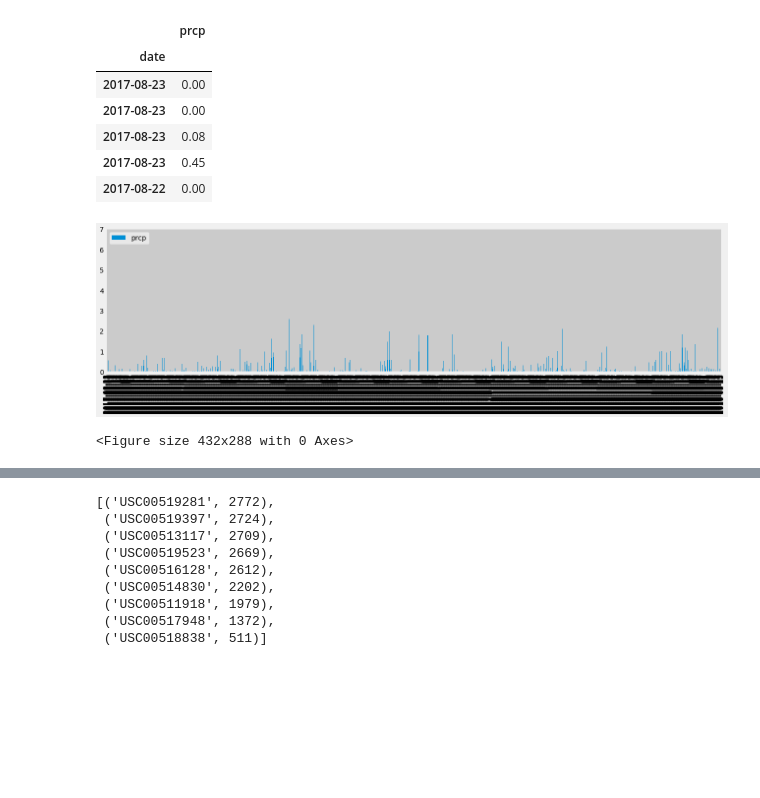
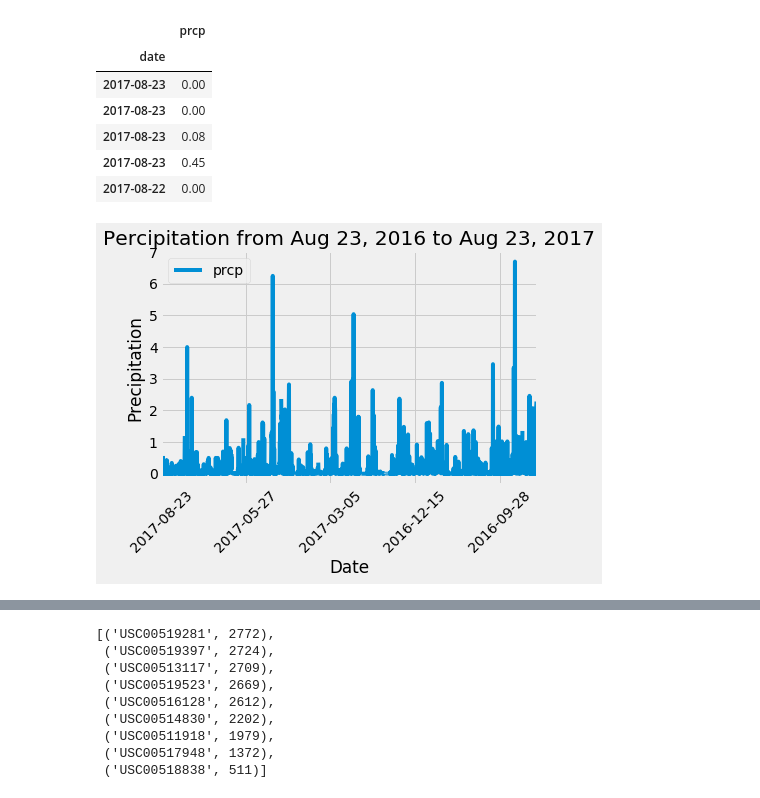
Before and after one commit to anikajohnson/sqlalchemy-challenge, a Jupyter notebook: climate_starter.ipynb, the cells around one changed output, grey strips where cells are left out. Saved outputs shown, nothing was run; the diff lists cells and outputs as text; code cells hidden in the pictures; blank space fills up the shorter version.

```diff
--- a/climate_starter.ipynb
+++ b/climate_starter.ipynb
@@ -53,7 +71,7 @@ for result in results:
 # Perform a query to retrieve the data and precipitation scores
 
 prcp_results = session.query(Measurement.date, Measurement.prcp).\
-    filter(Measurement.date > '2016-08-22').\
+    filter(Measurement.date > '2016-08-23').\
     order_by(Measurement.date.desc()).all()
 # %%
 # Save the query results as a Pandas DataFrame and set the index to the date column
@@ -72,13 +90,15 @@ prcp_df.head()
 | 2017-08-22 | 0.00 |
 # %%
 # Use Pandas Plotting with Matplotlib to plot the data
-prcp_plot = prcp_df.plot(kind="bar", figsize=(20,5))
-plt.xlabel("")
+#prcp_plot = prcp_df.plot(kind="bar", figsize=(20,5))
+prcp_df.plot(rot=45)
+plt.xlabel("Date")
+plt.ylabel("Precipitation")
+plt.title("Percipitation from Aug 23, 2016 to Aug 23, 2017")
 plt.show()
-plt.tight_layout()
+#plt.tight_layout()
 # %% [output]
-[figure, old version]
+[figure, new version]
-<Figure size 432x288 with 0 Axes>
 # %% [markdown]
 ![precipitation](Images/precipitation.png)
 # %%
```
Also changed, not shown: parts of 11 cells of this notebook, 1 other file.
